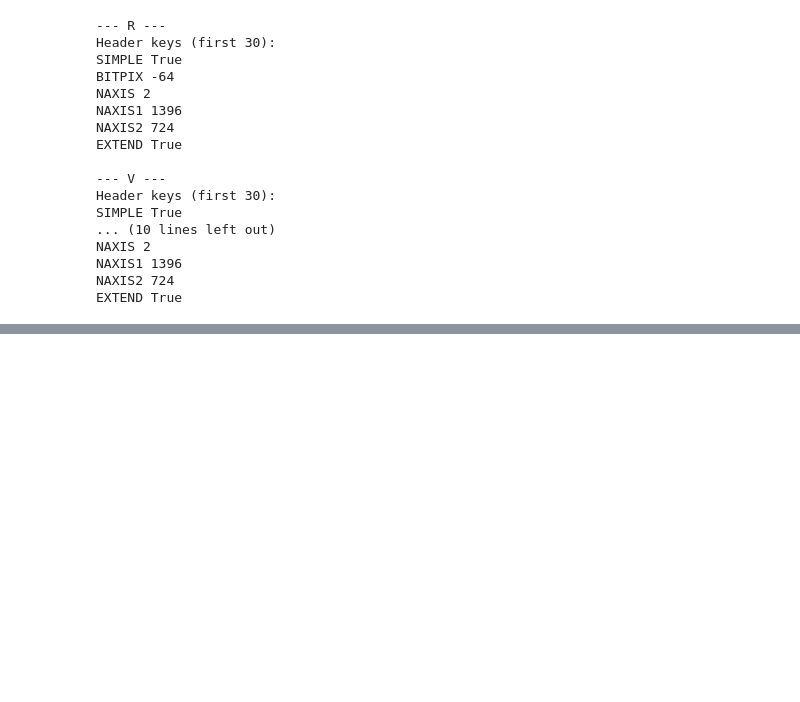
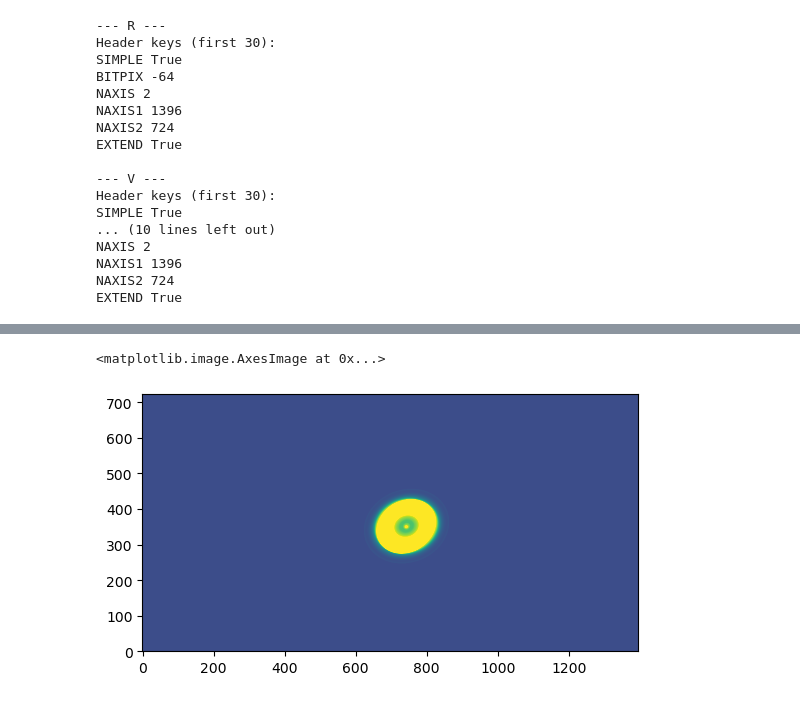
Before and after one commit to Sp3ter04/ObservatoryLaboratory, a Jupyter notebook: SurfacePhotometry.ipynb, the cells around one changed output, grey strips where cells are left out. Saved outputs shown, nothing was run; the diff lists cells and outputs as text; code cells hidden in the pictures; blank space fills up the shorter version.

```diff
--- a/SurfacePhotometry.ipynb
+++ b/SurfacePhotometry.ipynb
@@ -366,0 +538,7 @@ Processing loop finished. Results saved in: m57_surface_photometry
+# %%
+from photutils.isophote import build_ellipse_model
+model_image = build_ellipse_model(img.shape, isolist)
+plt.imshow(model_image, origin='lower', vmin=vmin, vmax=vmax, cmap='viridis')
+# %% [output]
+<matplotlib.image.AxesImage at 0x...>
+[figure, added]
```
Also changed, not shown: parts of 10 cells of this notebook.
